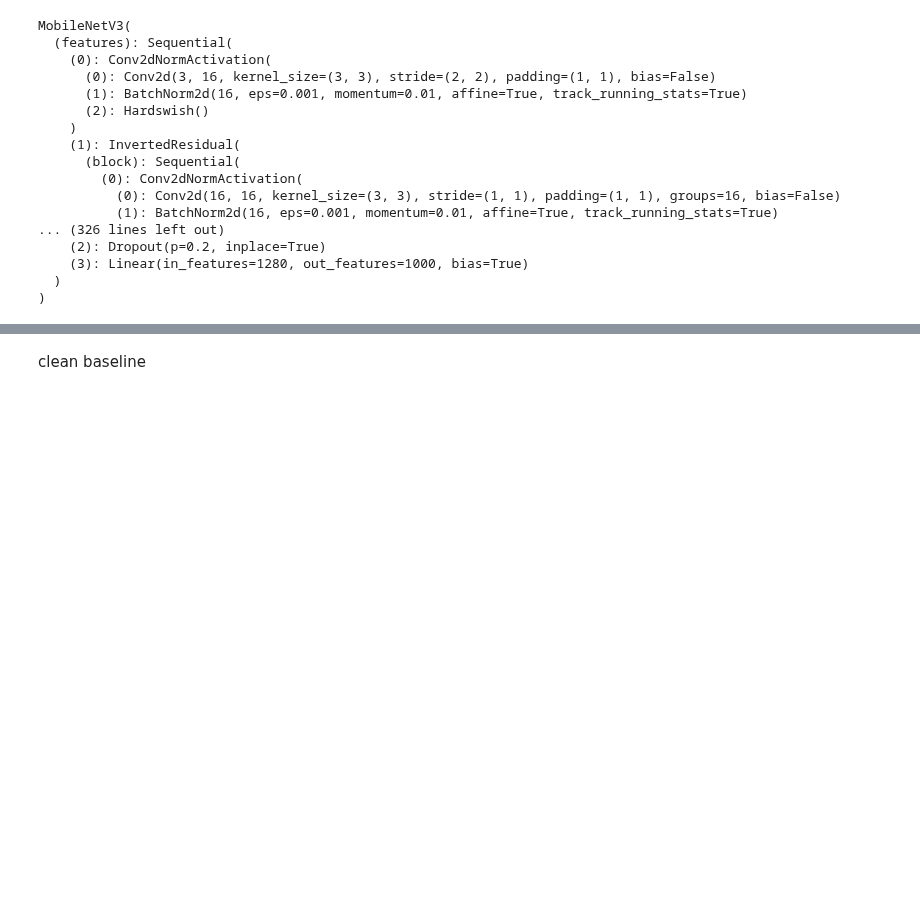
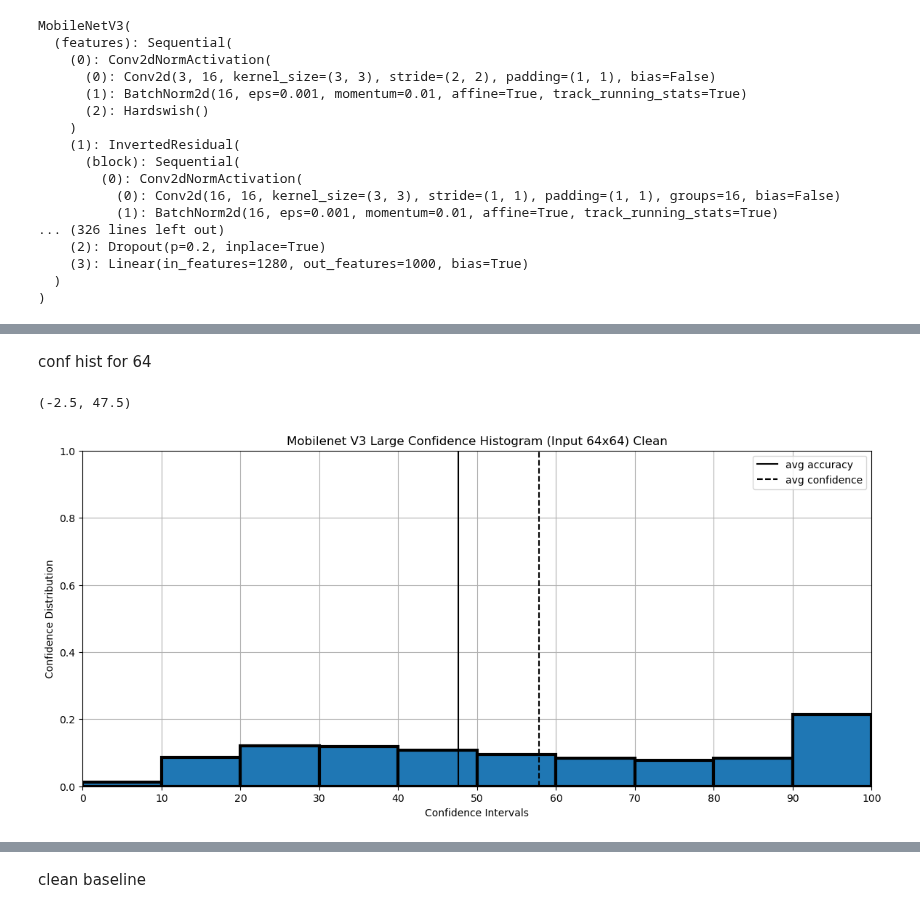
Before and after one commit to Geffen-Cooper/continual_learning_playground, a Jupyter notebook: src/test_time_kd/test_corruptions.ipynb, the cells around one changed output, grey strips where cells are left out. Cells and saved outputs as stored; diff of their text form; code cells hidden in the pictures; blank space fills up the shorter version.

```diff
--- a/src/test_time_kd/test_corruptions.ipynb
+++ b/src/test_time_kd/test_corruptions.ipynb
@@ -371,0 +215,22 @@ for ordering in range(1):
+# %% [markdown]
+conf hist for 64
+# %%
+figure(figsize=(14, 6), dpi=100)
+bars = ["0","10","20","30","40","50","60","70","80","90","100"]
+xpos = [0,5,10,15,20,25,30,35,40,45,50]
+xtickpos = [xpos[i]-2.5 for i in range(len(xpos))]
+plt.rc('axes', axisbelow=True)
+plt.grid()
+plt.bar(xpos[:-1],confs_hist64,width=5,edgecolor = "black",linewidth=3)
+plt.xticks(xtickpos, bars)
+plt.axvline(x = total_acc64*50-2.5, color = 'k', label = 'avg accuracy')
+plt.axvline(x = total_avg_conf64*50-2.5, color = 'k', label = 'avg confidence',linestyle="--")
+plt.legend()
+plt.title('Mobilenet V3 Large Confidence Histogram (Input 64x64) Clean')
+plt.xlabel("Confidence Intervals")
+plt.ylabel("Confidence Distribution")
+plt.ylim([0,1])
+plt.xlim([-2.5,47.5])
+# %% [output]
+(-2.5, 47.5)
+[figure, added]
```
Also changed, not shown: parts of 73 cells of this notebook.
